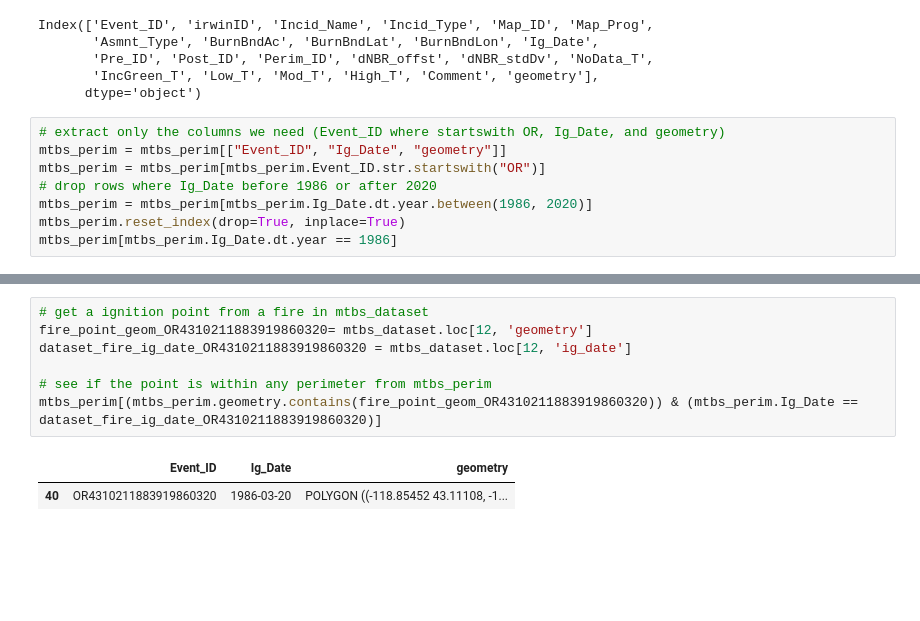
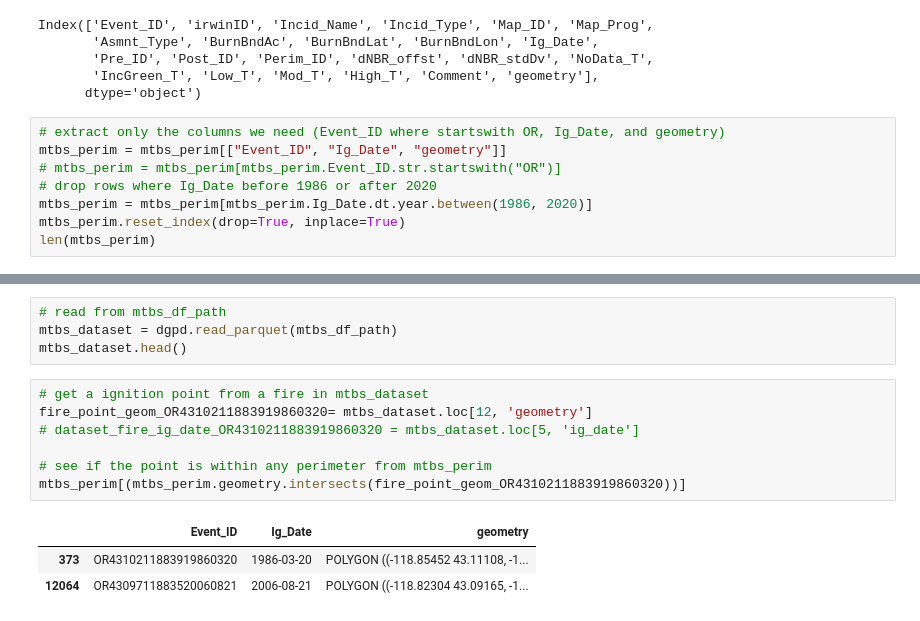
Before and after one commit to cake-dev/FireLab, a Jupyter notebook: Project/data_notebook.ipynb, the cells around one changed output, grey strips where cells are left out. Drawn from its saved outputs; the diff is of its cells as text; blank space fills up the shorter version.

```diff
--- a/Project/data_notebook.ipynb
+++ b/Project/data_notebook.ipynb
@@ -150,9 +145,9 @@ Index(['Event_ID', 'irwinID', 'Incid_Name', 'Incid_Type', 'Map_ID', 'Map_Prog',
 # %%
 # extract only the columns we need (Event_ID where startswith OR, Ig_Date, and geometry)
 mtbs_perim = mtbs_perim[["Event_ID", "Ig_Date", "geometry"]]
-mtbs_perim = mtbs_perim[mtbs_perim.Event_ID.str.startswith("OR")]
+# mtbs_perim = mtbs_perim[mtbs_perim.Event_ID.str.startswith("OR")]
 # drop rows where Ig_Date before 1986 or after 2020
 mtbs_perim = mtbs_perim[mtbs_perim.Ig_Date.dt.year.between(1986, 2020)]
 mtbs_perim.reset_index(drop=True, inplace=True)
-mtbs_perim[mtbs_perim.Ig_Date.dt.year == 1986]
+len(mtbs_perim)
 # %% [output]
@@ -210,10 +268,15 @@ dtype: object
+# %%
+# read from mtbs_df_path
+mtbs_dataset = dgpd.read_parquet(mtbs_df_path)
+mtbs_dataset.head()
 # %%
 # get a ignition point from a fire in mtbs_dataset
 fire_point_geom_OR4310211883919860320= mtbs_dataset.loc[12, 'geometry']
-dataset_fire_ig_date_OR4310211883919860320 = mtbs_dataset.loc[12, 'ig_date']
+# dataset_fire_ig_date_OR4310211883919860320 = mtbs_dataset.loc[5, 'ig_date']
 
 # see if the point is within any perimeter from mtbs_perim
-mtbs_perim[(mtbs_perim.geometry.contains(fire_point_geom_OR4310211883919860320)) & (mtbs_perim.Ig_Date == dataset_fire_ig_date_OR4310211883919860320)]
+mtbs_perim[(mtbs_perim.geometry.intersects(fire_point_geom_OR4310211883919860320))]
 # %% [output]
 |  | Event_ID | Ig_Date | geometry |
-| 40 | OR4310211883919860320 | 1986-03-20 | POLYGON ((-118.85452 43.11108, -1... |
+| 373 | OR4310211883919860320 | 1986-03-20 | POLYGON ((-118.85452 43.11108, -1... |
+| 12064 | OR4309711883520060821 | 2006-08-21 | POLYGON ((-118.82304 43.09165, -1... |
```
Also changed, not shown: parts of 19 cells of this notebook, 3 other files.
